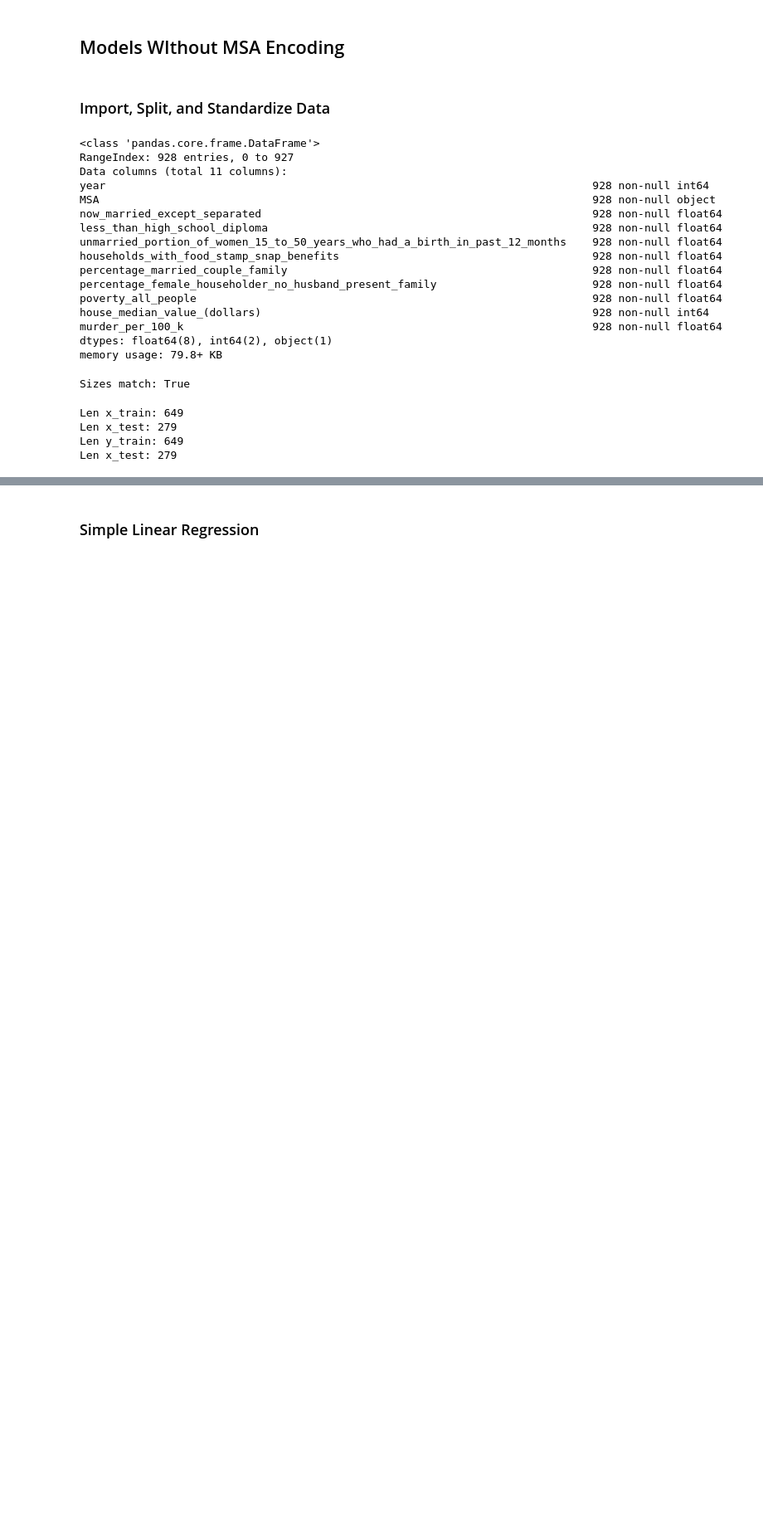
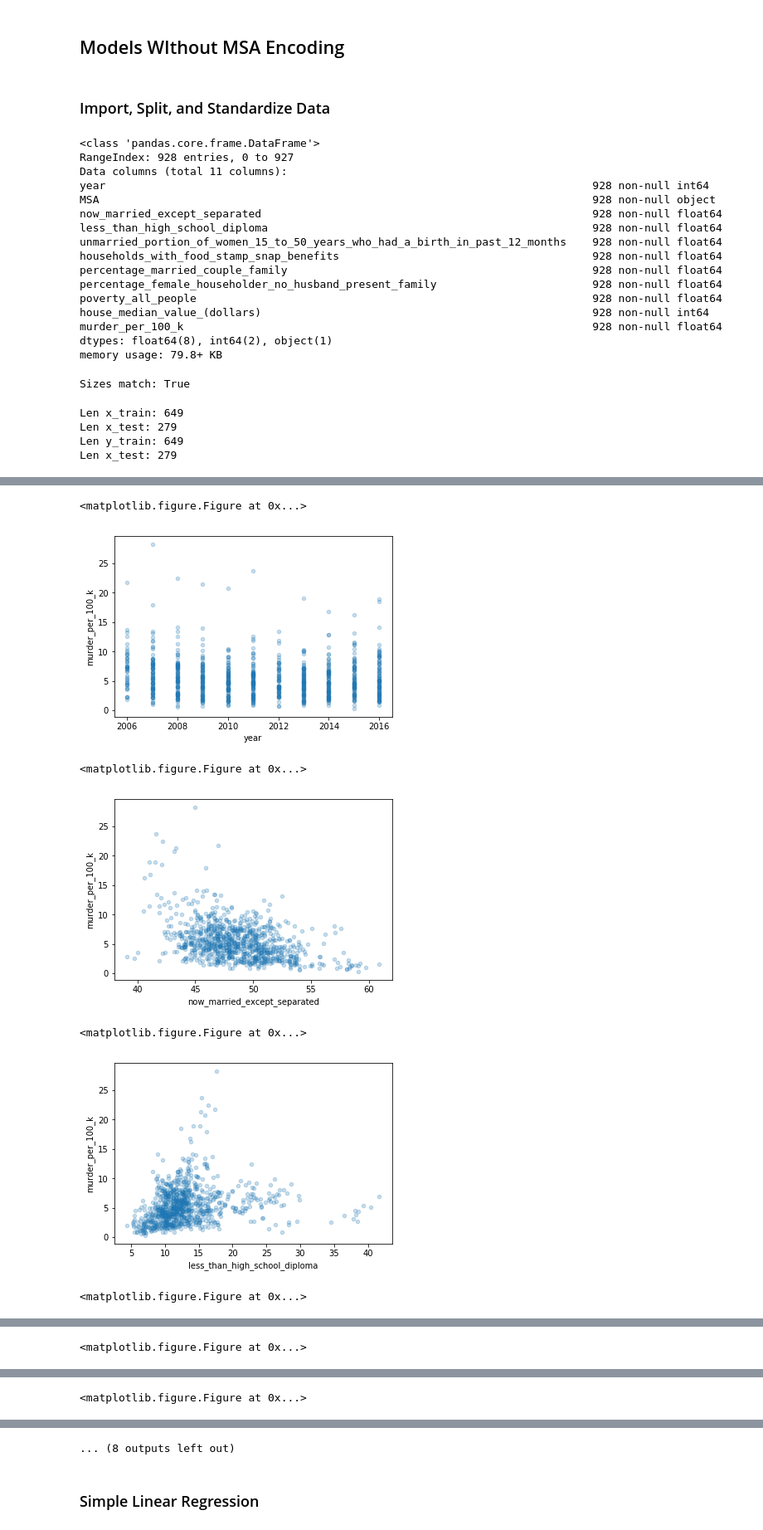
Before and after one commit to dkloving/CS109A_Project, a Jupyter notebook: modelling/models_by_david.ipynb, the cells around one changed output, grey strips where cells are left out. Shown at 83% size. Drawn from its saved outputs; the diff is of its cells as text; code cells hidden in the pictures; blank space fills up the shorter version.

```diff
--- a/modelling/models_by_david.ipynb
+++ b/modelling/models_by_david.ipynb
@@ -72,0 +75,14 @@ x_test = standardizer.transform(x_test_s)
+# %%
+for col in df.columns:
+
+    plt.figure(figsize=(20,10));
+    #sns.lmplot(x=df[col],y=df[label_col],data=df,fit_reg=True)
+    df.plot.scatter(col,label_col, alpha=0.25);
+# %% [output]
+<matplotlib.figure.Figure at 0x...>
+[figure, added]
+<matplotlib.figure.Figure at 0x...>
+[figure, added]
+<matplotlib.figure.Figure at 0x...>
+[figure, added]
+<matplotlib.figure.Figure at 0x...>
@@ -72,0 +90 @@ x_test = standardizer.transform(x_test_s)
+<matplotlib.figure.Figure at 0x...>
@@ -72,0 +92 @@ x_test = standardizer.transform(x_test_s)
+<matplotlib.figure.Figure at 0x...>
@@ -73,3 +94,4 @@ x_test = standardizer.transform(x_test_s)
+... (8 outputs left out)
 # %% [markdown]
 ### Simple Linear Regression
 # %%
```
Also changed, not shown: parts of 24 cells of this notebook.
